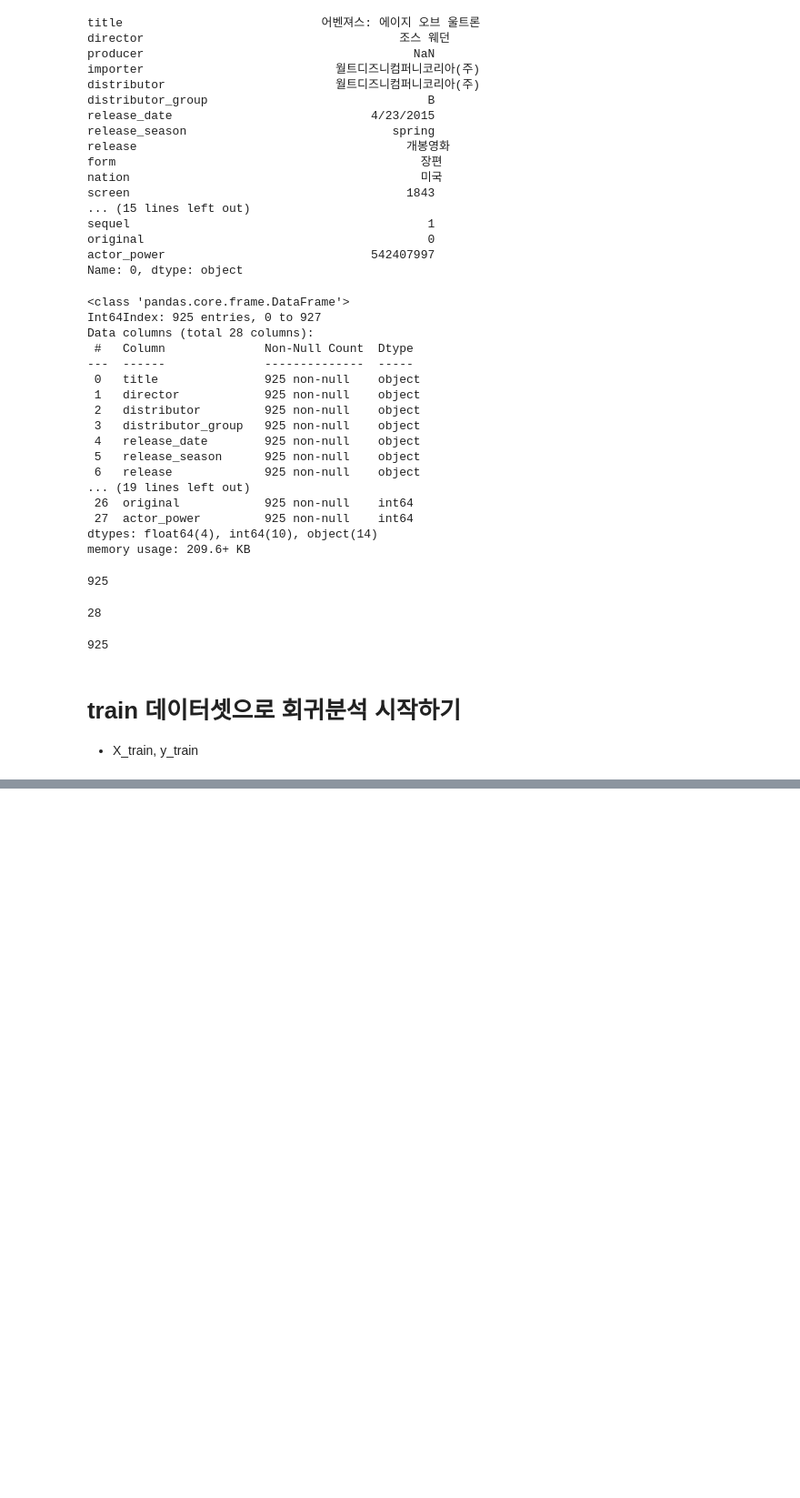
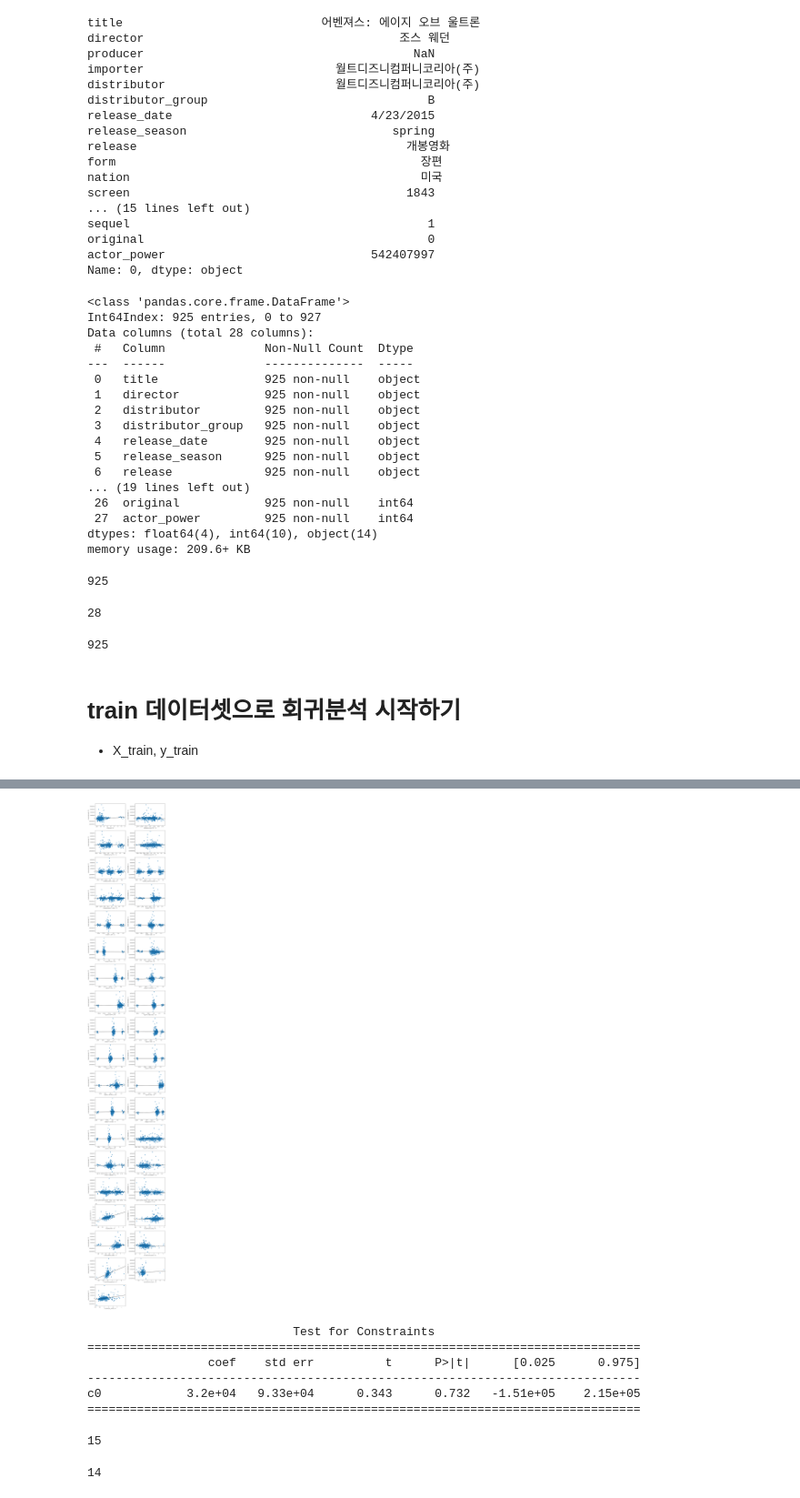
Before and after one commit to yeejun007/linear_regression_project, a Jupyter notebook: yeejun/OLS/OLS_test_03.ipynb, the cells around one changed output, grey strips where cells are left out. Shown at 91% size. Cells and saved outputs as stored; diff of their text form; code cells hidden in the pictures; blank space fills up the shorter version.

```diff
--- a/yeejun/OLS/OLS_test_03.ipynb
+++ b/yeejun/OLS/OLS_test_03.ipynb
@@ -111,2 +124,0 @@ X = X_train.drop(columns=['title', 'director', 'distributor', 'release_date', 'r
-# %%
-y = y_train
@@ -112,0 +128,4 @@ y = y_train
+# %%
+from sklearn.model_selection import train_test_split
+
+X_train, X_test, y_train, y_test = train_test_split(X, y, test_size=0.2, random_state=2)
@@ -168,2 +166,4 @@ Index(['distributor_group', 'release_season', 'nation', 'screen', 'genre',
+# %%
+df = pd.concat([X_train, y_train], axis=1)
 # %%
 import statsmodels.api as sm
@@ -171,0 +212,6 @@ sm.OLS.from_formula("aud_nationwide ~ distributor_group,", data=train_df)
+# %%
+feature_names = ['screen', 'expert_rating', 'audience_rating', 'running_times', 'rating_audiences', 'director_power', 'actor_power']
+feature_names = ["scale({})".format(name) for name in feature_names] + ['distributor_group', 'release_season', 'nation', 'genre', 'rate', 'C(sequel)', 'C(original)']
+model2 = sm.OLS.from_formula("aud_nationwide ~ " + "+".join(feature_names), data=df)
+result2 = model2.fit()
+print(result2.summary())
@@ -171,0 +250,7 @@ sm.OLS.from_formula("aud_nationwide ~ distributor_group,", data=train_df)
+# %%
+fig = plt.figure(figsize=(12, 80))
+sm.graphics.plot_partregress_grid(result2, fig=fig)
+fig.suptitle("")
+plt.show()
+# %% [output]
+[figure, added]
@@ -171,0 +262,18 @@ sm.OLS.from_formula("aud_nationwide ~ distributor_group,", data=train_df)
+# %%
+print(result2.t_test("C(sequel)[T.1] = 0"))
+# %% [output]
+                             Test for Constraints
+==============================================================================
+                 coef    std err          t      P>|t|      [0.025      0.975]
+------------------------------------------------------------------------------
+c0            3.2e+04   9.33e+04      0.343      0.732   -1.51e+05    2.15e+05
+==============================================================================
+# %%
+len(df.columns)
+# %% [output]
+15
+# %%
+df3 = df.drop(columns=['sequel'])
+len(df3.columns)
+# %% [output]
+14
```
Also changed, not shown: parts of 60 cells of this notebook, 1 other file.
